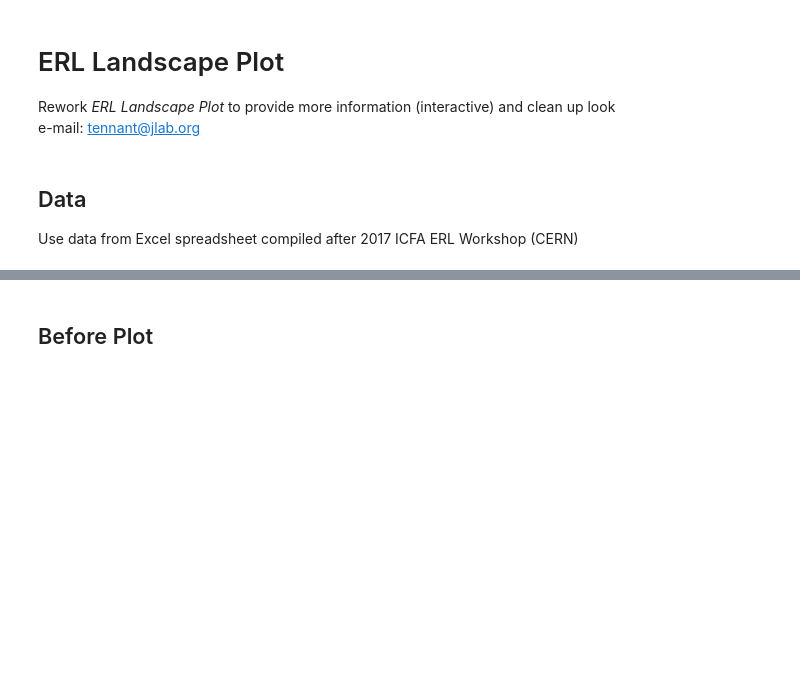
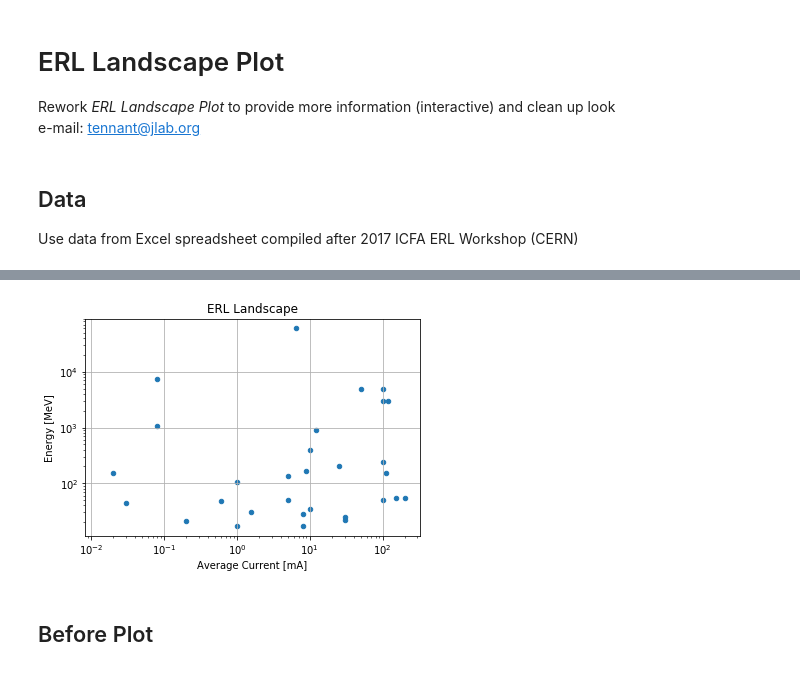
Before and after one commit to cdtennant/ERL-Landscape, a Jupyter notebook: ERL Landscape.ipynb, the cells around one changed output, grey strips where cells are left out. Saved outputs shown, nothing was run; the diff lists cells and outputs as text; code cells hidden in the pictures; blank space fills up the shorter version.

```diff
--- a/ERL Landscape.ipynb
+++ b/ERL Landscape.ipynb
@@ -9,3 +10,5 @@ import numpy as np
 # %% [markdown]
 ## Data
 Use data from Excel spreadsheet compiled after 2017 ICFA ERL Workshop (CERN)
+# %%
+df = pd.read_csv('ERL_Landscape_Data_12262018.csv')
@@ -12,3 +26,20 @@ Use data from Excel spreadsheet compiled after 2017 ICFA ERL Workshop (CERN)
+# %%
+df.plot.scatter('CurrentLow','EnergyLow')
+
+plt.xscale('log')
+plt.yscale('log')
+
+xlab = 'Average Current [mA]'
+ylab = 'Energy [MeV]'
+title = 'ERL Landscape'
+
+plt.xlabel(xlab)
+plt.ylabel(ylab)
+plt.title(title)
+
+plt.grid(True)
+# %% [output]
+[figure, added]
 # %% [markdown]
 ## Before Plot
 ![image.png](attachment:image.png)
```
Also changed, not shown: parts of 3 cells of this notebook.
